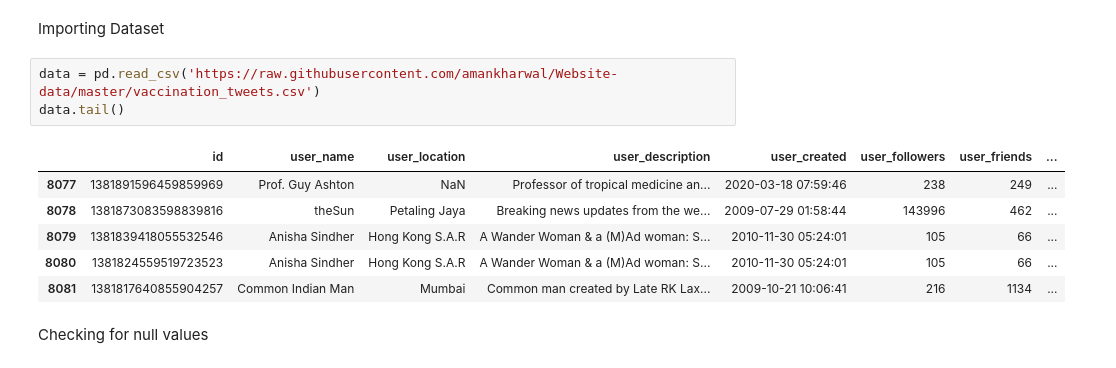
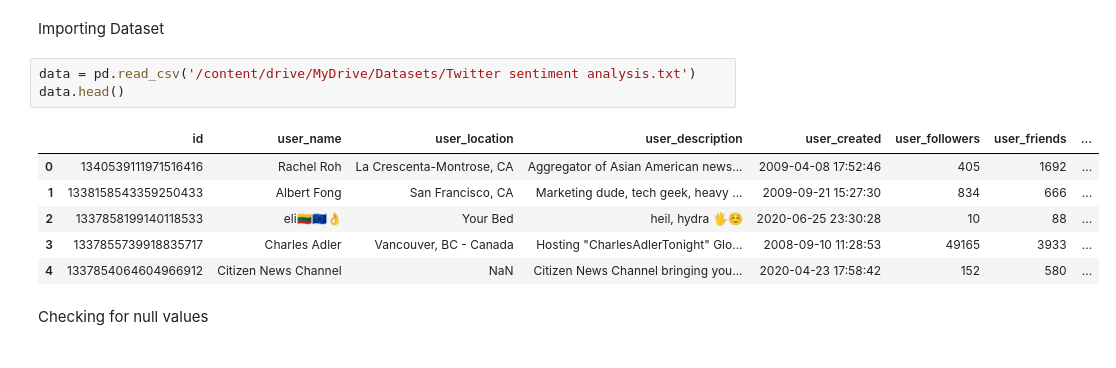
Before and after one commit to mhussainahmad/Pfizer-Vaccine-Sentiment-Analysis, a Jupyter notebook: Pfizer_Vaccine_Sentiment_Analysis.ipynb, the cells around one changed output. Saved outputs shown, nothing was run; the diff lists cells and outputs as text.

```diff
--- a/Pfizer_Vaccine_Sentiment_Analysis.ipynb
+++ b/Pfizer_Vaccine_Sentiment_Analysis.ipynb
@@ -30,16 +30,16 @@ from nltk.sentiment.vader import SentimentIntensityAnalyzer
 from wordcloud import WordCloud, STOPWORDS, ImageColorGenerator
 # %% [markdown]
 Importing Dataset
-# %%
-data = pd.read_csv('https://raw.githubusercontent.com/amankharwal/Website-data/master/vaccination_tweets.csv')
-data.tail()
-# %% [output]
-|  | id | user_name | user_location | user_description | user_created | user_followers | user_friends | ... |
-| 8077 | 1381891596459859969 | Prof. Guy Ashton | NaN | Professor of tropical medicine an... | 2020-03-18 07:59:46 | 238 | 249 | ... |
-| 8078 | 1381873083598839816 | theSun | Petaling Jaya | Breaking news updates from the we... | 2009-07-29 01:58:44 | 143996 | 462 | ... |
-| 8079 | 1381839418055532546 | Anisha Sindher | Hong Kong S.A.R | A Wander Woman & a (M)Ad woman: S... | 2010-11-30 05:24:01 | 105 | 66 | ... |
-| 8080 | 1381824559519723523 | Anisha Sindher | Hong Kong S.A.R | A Wander Woman & a (M)Ad woman: S... | 2010-11-30 05:24:01 | 105 | 66 | ... |
-| 8081 | 1381817640855904257 | Common Indian Man | Mumbai | Common man created by Late RK Lax... | 2009-10-21 10:06:41 | 216 | 1134 | ... |
+# %%
+data = pd.read_csv('/content/drive/MyDrive/Datasets/Twitter sentiment analysis.txt')
+data.head()
+# %% [output]
+|  | id | user_name | user_location | user_description | user_created | user_followers | user_friends | ... |
+| 0 | 1340539111971516416 | Rachel Roh | La Crescenta-Montrose, CA | Aggregator of Asian American news... | 2009-04-08 17:52:46 | 405 | 1692 | ... |
+| 1 | 1338158543359250433 | Albert Fong | San Francisco, CA | Marketing dude, tech geek, heavy ... | 2009-09-21 15:27:30 | 834 | 666 | ... |
+| 2 | 1337858199140118533 | eli🇱🇹🇪🇺👌 | Your Bed | heil, hydra 🖐☺ | 2020-06-25 23:30:28 | 10 | 88 | ... |
+| 3 | 1337855739918835717 | Charles Adler | Vancouver, BC - Canada | Hosting "CharlesAdlerTonight" Glo... | 2008-09-10 11:28:53 | 49165 | 3933 | ... |
+| 4 | 1337854064604966912 | Citizen News Channel | NaN | Citizen News Channel bringing you... | 2020-04-23 17:58:42 | 152 | 580 | ... |
 # %% [markdown]
 Checking for null values
 # %%
```
Also changed, not shown: parts of 15 cells of this notebook.
